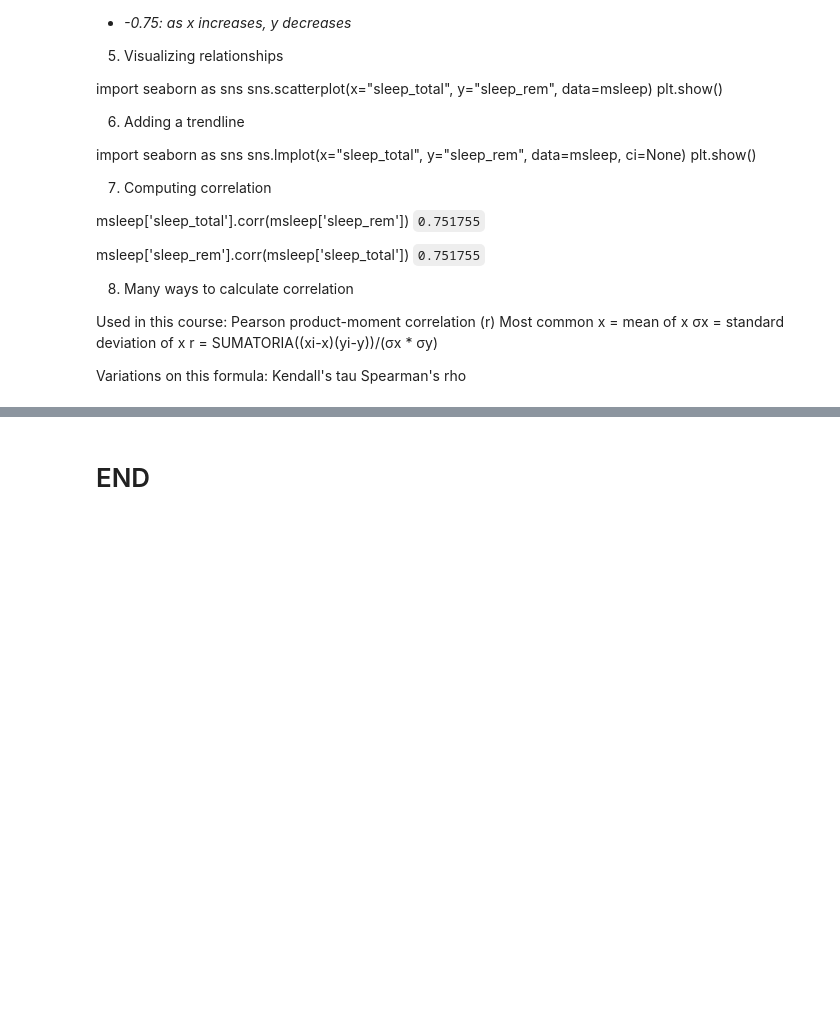
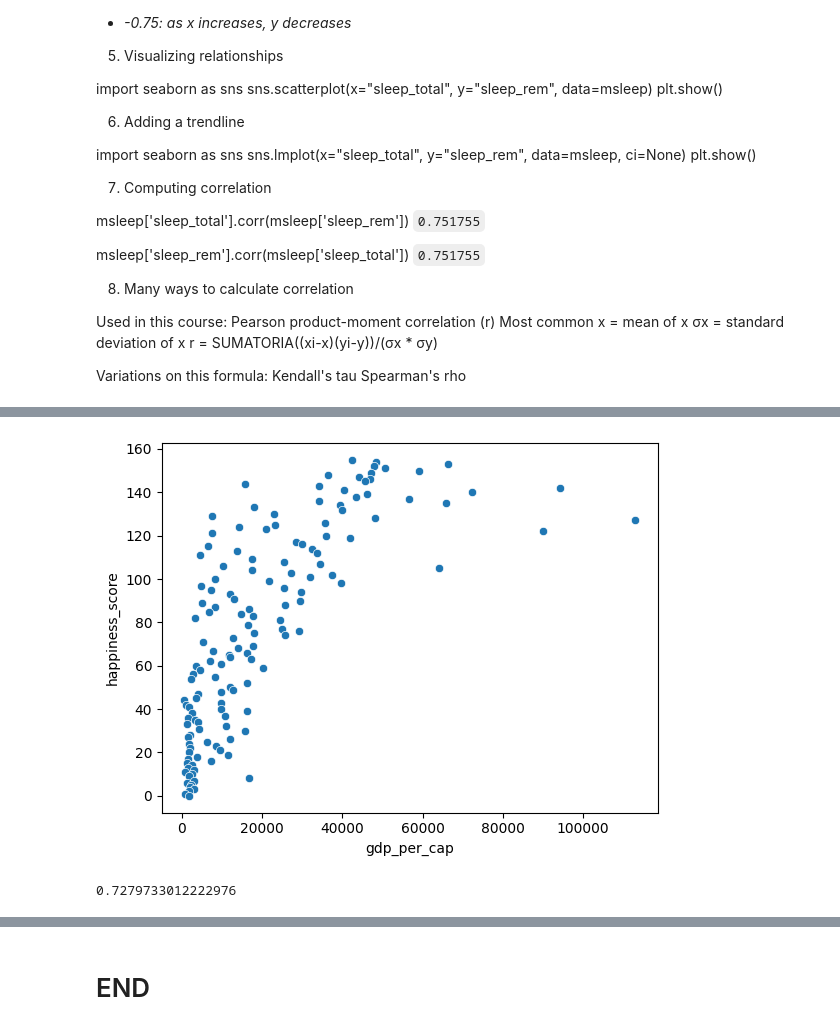
Before and after one commit to mcabas/Datacamp_Notebook, a Jupyter notebook: DataCamp.Course_041_Introduction to Statistics in Python.ipynb, the cells around one changed output, grey strips where cells are left out. Drawn from its saved outputs; the diff is of its cells as text; code cells hidden in the pictures; blank space fills up the shorter version.

```diff
--- a/DataCamp.Course_041_Introduction to Statistics in Python.ipynb
+++ b/DataCamp.Course_041_Introduction to Statistics in Python.ipynb
@@ -1625,0 +1753,11 @@ In this exercise, you'll examine the relationship between a country's life expec
+# %%
+# Scatterplot of happiness_score vs. gdp_per_cap
+sns.scatterplot(x='gdp_per_cap', y='happiness_score', data=world_happiness)
+plt.show()
+
+# Calculate correlation
+cor = cor = world_happiness['happiness_score'].corr(world_happiness['gdp_per_cap'])
+print(cor)
+# %% [output]
+[figure, added]
+0.7279733012222976
```
Also changed, not shown: parts of 15 cells of this notebook.
